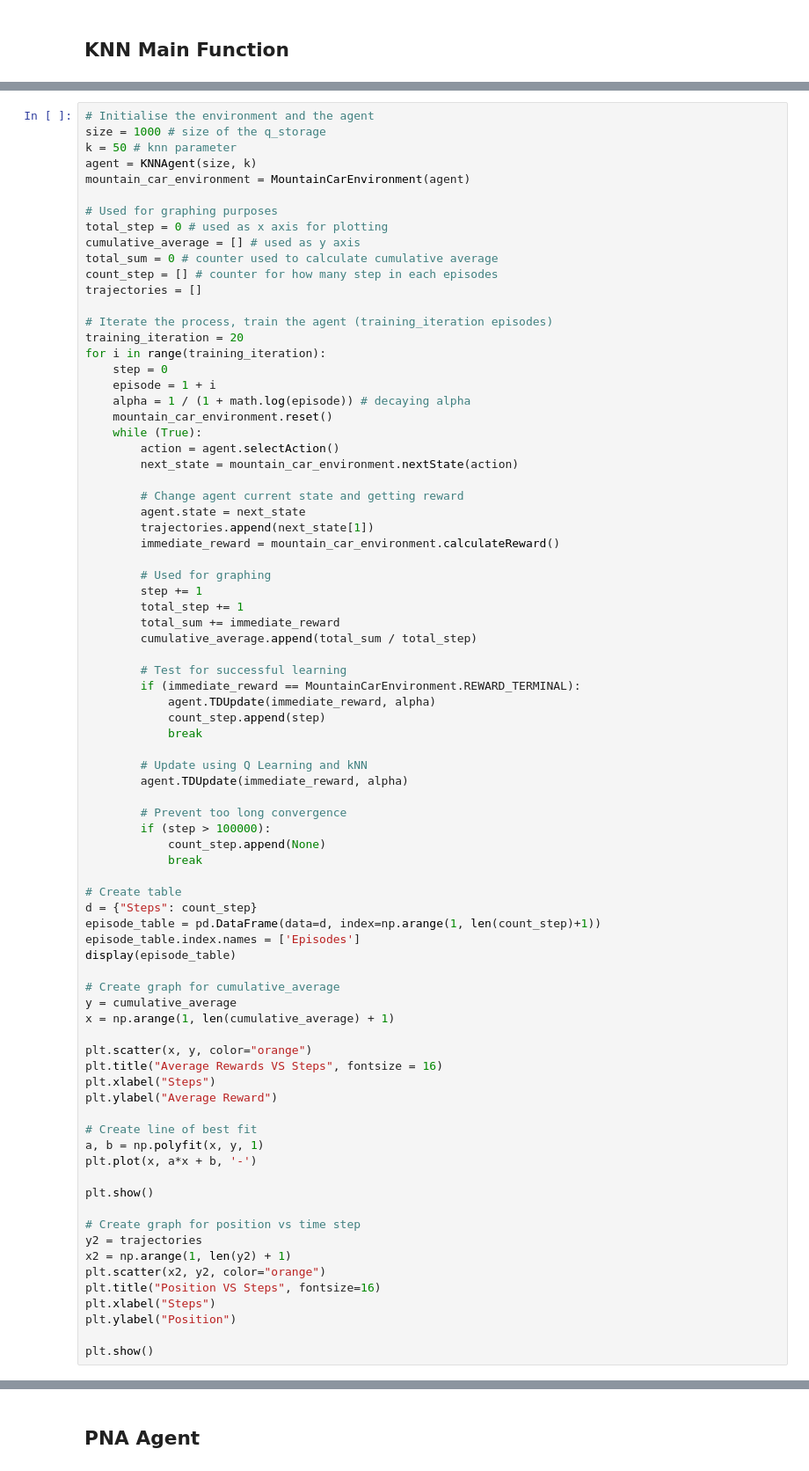
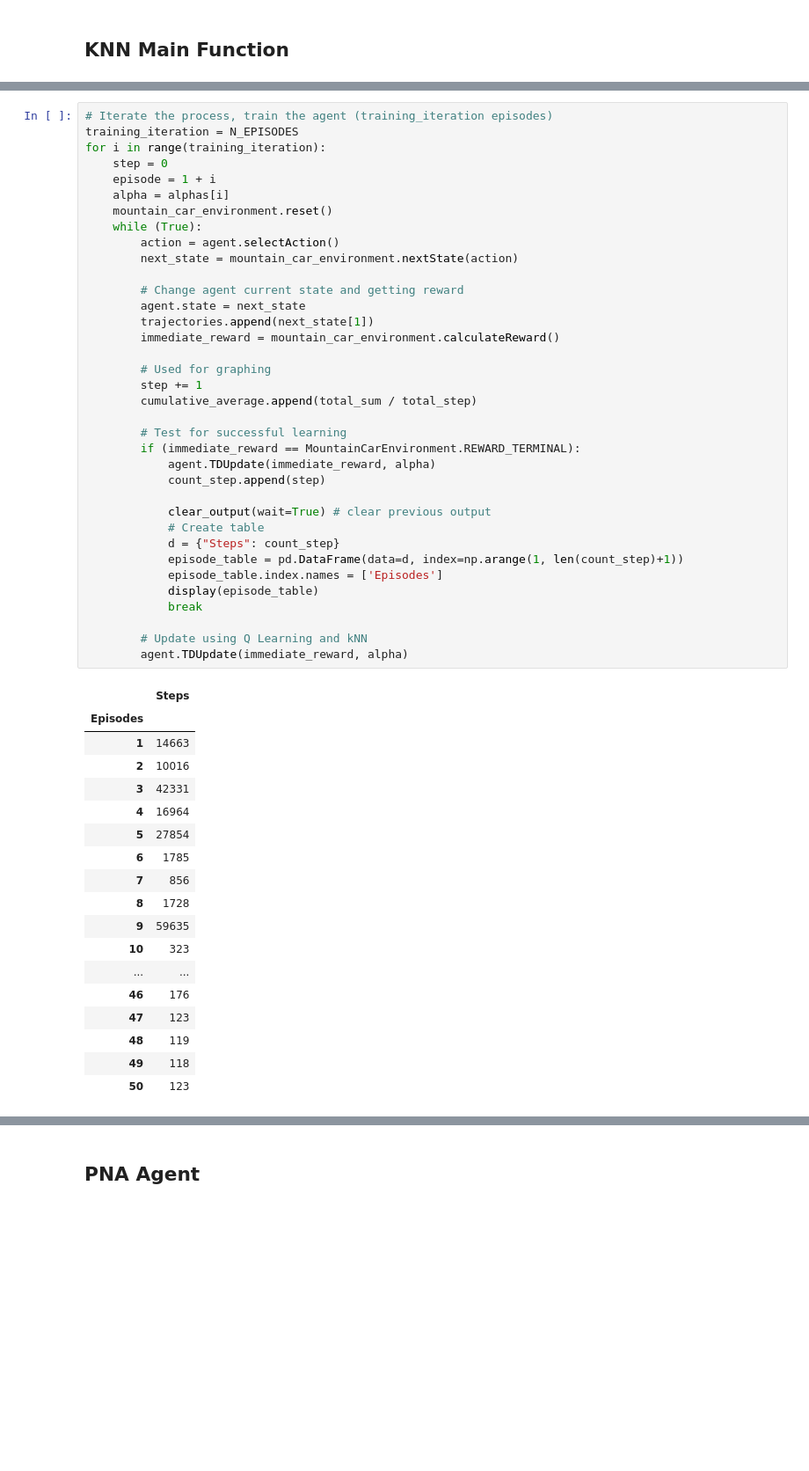
Before and after one commit to maleakhiw/Pessimistic-Neighbourhood-Aggregation-for-States-in-Reinforcement-Learning, a Jupyter notebook: PNA.ipynb, the cells around one changed output, grey strips where cells are left out. Shown at 88% size. Saved outputs shown, nothing was run; the diff lists cells and outputs as text; blank space fills up the shorter version.

```diff
--- a/PNA.ipynb
+++ b/PNA.ipynb
@@ -305,80 +325,55 @@ Apart from handling agent-environment interaction, main function also responsibl
 # %%
-# Initialise the environment and the agent
-size = 1000 # size of the q_storage
-k = 50 # knn parameter
-agent = KNNAgent(size, k)
-mountain_car_environment = MountainCarEnvironment(agent)
-
-# Used for graphing purposes
-total_step = 0 # used as x axis for plotting
-cumulative_average = [] # used as y axis
-total_sum = 0 # counter used to calculate cumulative average
-count_step = [] # counter for how many step in each episodes
-trajectories = []
-
 # Iterate the process, train the agent (training_iteration episodes)
-training_iteration = 20
+training_iteration = N_EPISODES
 for i in range(training_iteration):
     step = 0
     episode = 1 + i
-    alpha = 1 / (1 + math.log(episode)) # decaying alpha
+    alpha = alphas[i]
     mountain_car_environment.reset()
     while (True):
         action = agent.selectAction()
         next_state = mountain_car_environment.nextState(action)
 
         # Change agent current state and getting reward
         agent.state = next_state
         trajectories.append(next_state[1])
         immediate_reward = mountain_car_environment.calculateReward()
 
         # Used for graphing
         step += 1
-        total_step += 1
-        total_sum += immediate_reward
         cumulative_average.append(total_sum / total_step)
 
         # Test for successful learning
         if (immediate_reward == MountainCarEnvironment.REWARD_TERMINAL):
             agent.TDUpdate(immediate_reward, alpha)
             count_step.append(step)
+
+            clear_output(wait=True) # clear previous output
+            # Create table
+            d = {"Steps": count_step}
+            episode_table = pd.DataFrame(data=d, index=np.arange(1, len(count_step)+1))
+            episode_table.index.names = ['Episodes']
+            display(episode_table)
             break
 
         # Update using Q Learning and kNN
         agent.TDUpdate(immediate_reward, alpha)
-
-        # Prevent too long convergence
-        if (step > 100000):
-            count_step.append(None)
-            break
-
-# Create table
-d = {"Steps": count_step}
-episode_table = pd.DataFrame(data=d, index=np.arange(1, len(count_step)+1))
-episode_table.index.names = ['Episodes']
-display(episode_table)
-
-# Create graph for cumulative_average
-y = cumulative_average
-x = np.arange(1, len(cumulative_average) + 1)
-
-plt.scatter(x, y, color="orange")
-plt.title("Average Rewards VS Steps", fontsize = 16)
-plt.xlabel("Steps")
-plt.ylabel("Average Reward")
-
-# Create line of best fit
-a, b = np.polyfit(x, y, 1)
-plt.plot(x, a*x + b, '-')
-
-plt.show()
-
-# Create graph for position vs time step
-y2 = trajectories
-x2 = np.arange(1, len(y2) + 1)
-plt.scatter(x2, y2, color="orange")
-plt.title("Position VS Steps", fontsize=16)
-plt.xlabel("Steps")
-plt.ylabel("Position")
-
-plt.show()
+# %% [output]
+|  | Steps |
+| Episodes |  |
+| 1 | 14663 |
+| 2 | 10016 |
+| 3 | 42331 |
+| 4 | 16964 |
+| 5 | 27854 |
+| 6 | 1785 |
+| 7 | 856 |
+| 8 | 1728 |
+| 9 | 59635 |
+| 10 | 323 |
+| ... | ... |
+| 46 | 176 |
+| 47 | 123 |
+| 48 | 119 |
+| 49 | 118 |
+| 50 | 123 |
```
Also changed, not shown: parts of 5 cells of this notebook.
